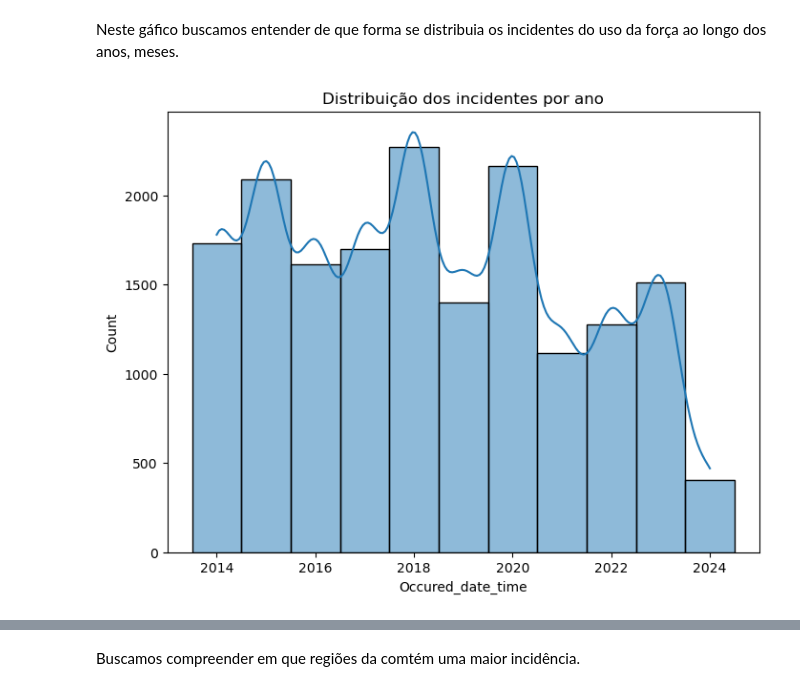
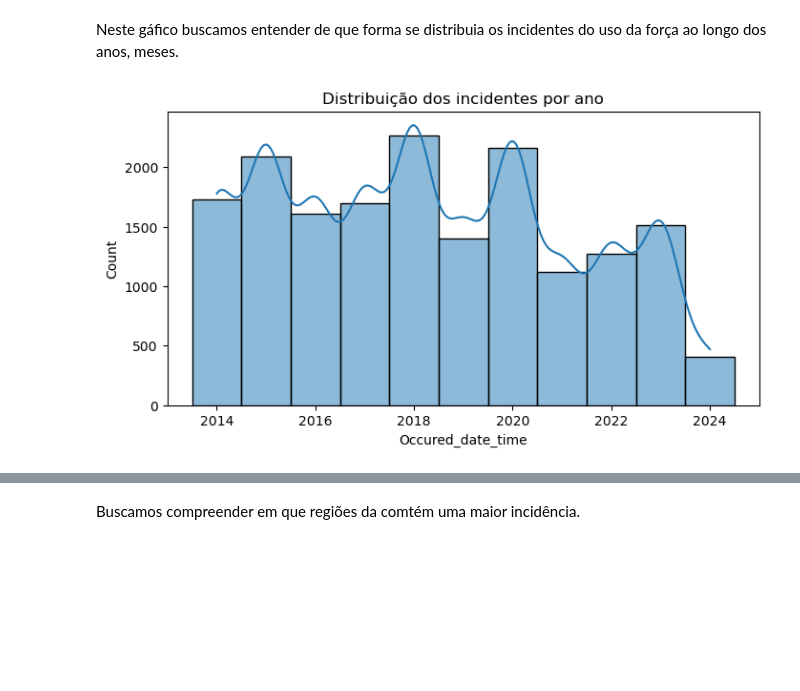
Before and after one commit to JpLimags/Use-of-force-classifier, a Jupyter notebook: Classifier_use_of_force.ipynb, the cells around one changed output, grey strips where cells are left out. Cells and saved outputs as stored; diff of their text form; code cells hidden in the pictures; blank space fills up the shorter version.

Commit message:
Update graphs distribuitions

```diff
--- a/Classifier_use_of_force.ipynb
+++ b/Classifier_use_of_force.ipynb
@@ -94,11 +94,11 @@ dtype: int64
 Neste gáfico buscamos entender de que forma se distribuia os incidentes do uso da força ao longo dos anos, meses.
 # %%
 
-plt.figure(figsize=(8,6))
+plt.figure(figsize=(8,4))
 plt.title('Distribuição dos incidentes por ano')
 sns.histplot(df, x=df['Occured_date_time'].dt.year, discrete=True, kde=True);
 plt.xlim(2013,2024+1)
 plt.show()
 # %% [output]
-[figure, old version]
+[figure, new version]
 # %%
```
Also changed, not shown: parts of 4 cells of this notebook.
